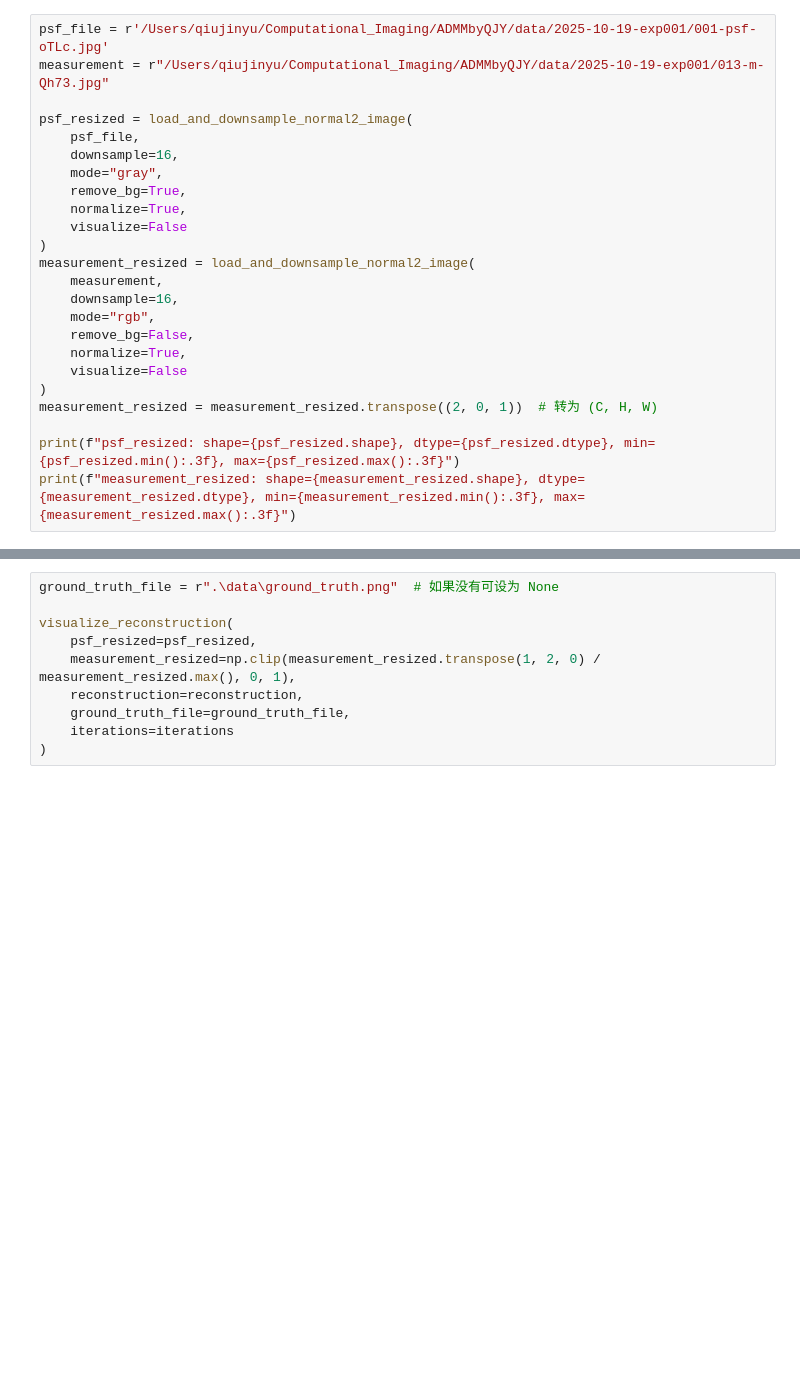
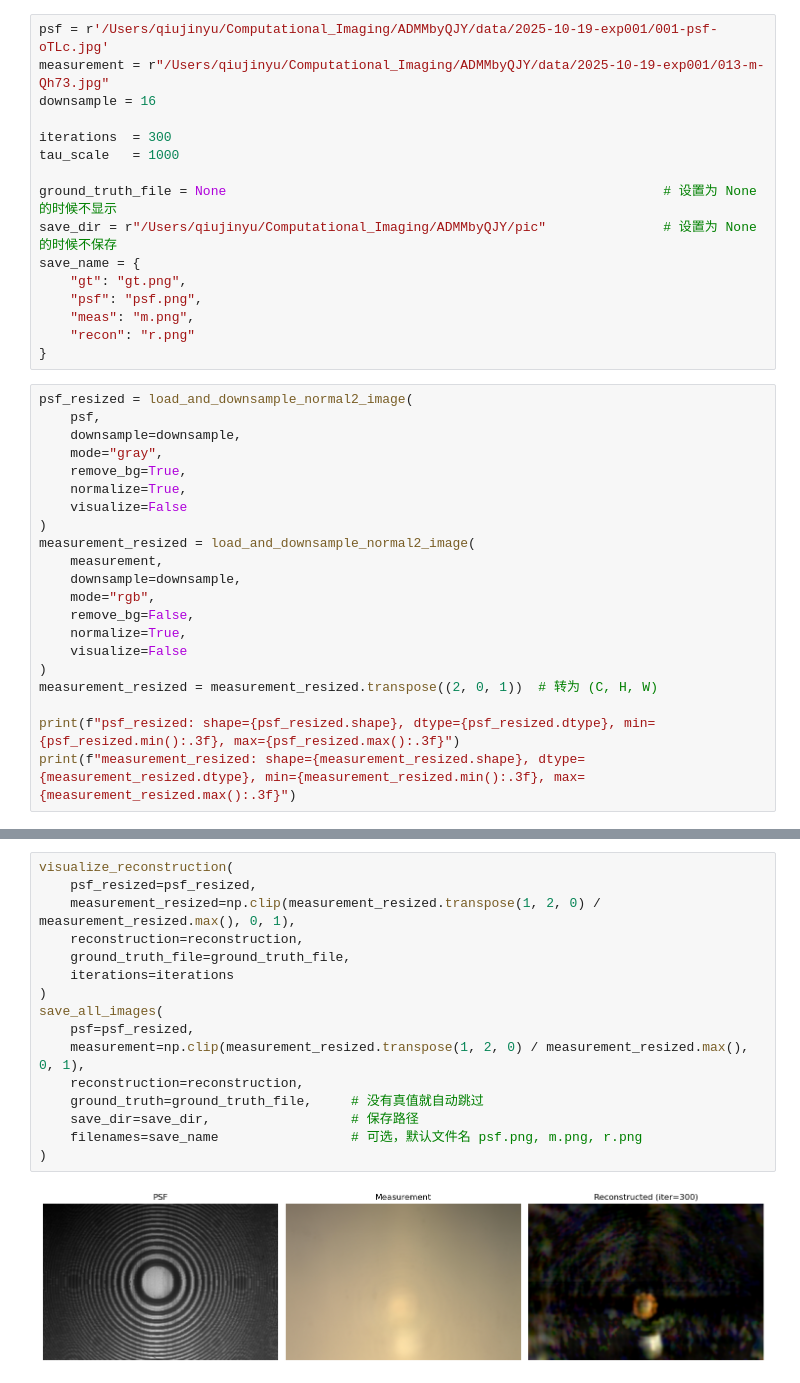
Before and after one commit to KB504-public/ADMMbyQJY, a Jupyter notebook: ADMM.ipynb, the cells around one changed output, grey strips where cells are left out. Drawn from its saved outputs; the diff is of its cells as text; blank space fills up the shorter version.

```diff
--- a/ADMM.ipynb
+++ b/ADMM.ipynb
@@ -15,10 +13,23 @@ print(f'Using device: {device}')
+# %%
+psf = r'/Users/qiujinyu/Computational_Imaging/ADMMbyQJY/data/2025-10-19-exp001/001-psf-oTLc.jpg'
+measurement = r"/Users/qiujinyu/Computational_Imaging/ADMMbyQJY/data/2025-10-19-exp001/013-m-Qh73.jpg"
+downsample = 16
+
+iterations  = 300
+tau_scale   = 1000
+
+ground_truth_file = None                                                        # 设置为 None 的时候不显示
+save_dir = r"/Users/qiujinyu/Computational_Imaging/ADMMbyQJY/pic"               # 设置为 None 的时候不保存
+save_name = {
+    "gt": "gt.png",
+    "psf": "psf.png",
+    "meas": "m.png",
+    "recon": "r.png"
+}
 # %%
-psf_file = r'/Users/qiujinyu/Computational_Imaging/ADMMbyQJY/data/2025-10-19-exp001/001-psf-oTLc.jpg'
-measurement = r"/Users/qiujinyu/Computational_Imaging/ADMMbyQJY/data/2025-10-19-exp001/013-m-Qh73.jpg"
-
 psf_resized = load_and_downsample_normal2_image(
-    psf_file,
-    downsample=16,
+    psf,
+    downsample=downsample,
     mode="gray",
     remove_bg=True,
     normalize=True,
@@ -26,7 +37,7 @@ psf_resized = load_and_downsample_normal2_image(
 )
 measurement_resized = load_and_downsample_normal2_image(
     measurement,
-    downsample=16,
+    downsample=downsample,
     mode="rgb",
     remove_bg=False,
     normalize=True,
@@ -62,10 +76,18 @@ reconstruction = output_tensor[0].cpu().numpy().transpose(1, 2, 0)
 # %%
-ground_truth_file = r".\data\ground_truth.png"  # 如果没有可设为 None
-
 visualize_reconstruction(
     psf_resized=psf_resized,
     measurement_resized=np.clip(measurement_resized.transpose(1, 2, 0) / measurement_resized.max(), 0, 1),
     reconstruction=reconstruction,
     ground_truth_file=ground_truth_file,
     iterations=iterations
 )
+save_all_images(
+    psf=psf_resized,
+    measurement=np.clip(measurement_resized.transpose(1, 2, 0) / measurement_resized.max(), 0, 1),
+    reconstruction=reconstruction,
+    ground_truth=ground_truth_file,     # 没有真值就自动跳过
+    save_dir=save_dir,                  # 保存路径
+    filenames=save_name                 # 可选，默认文件名 psf.png, m.png, r.png
+)
+# %% [output]
+[figure, added]
```
Also changed, not shown: parts of 4 cells of this notebook, 4 other files.
